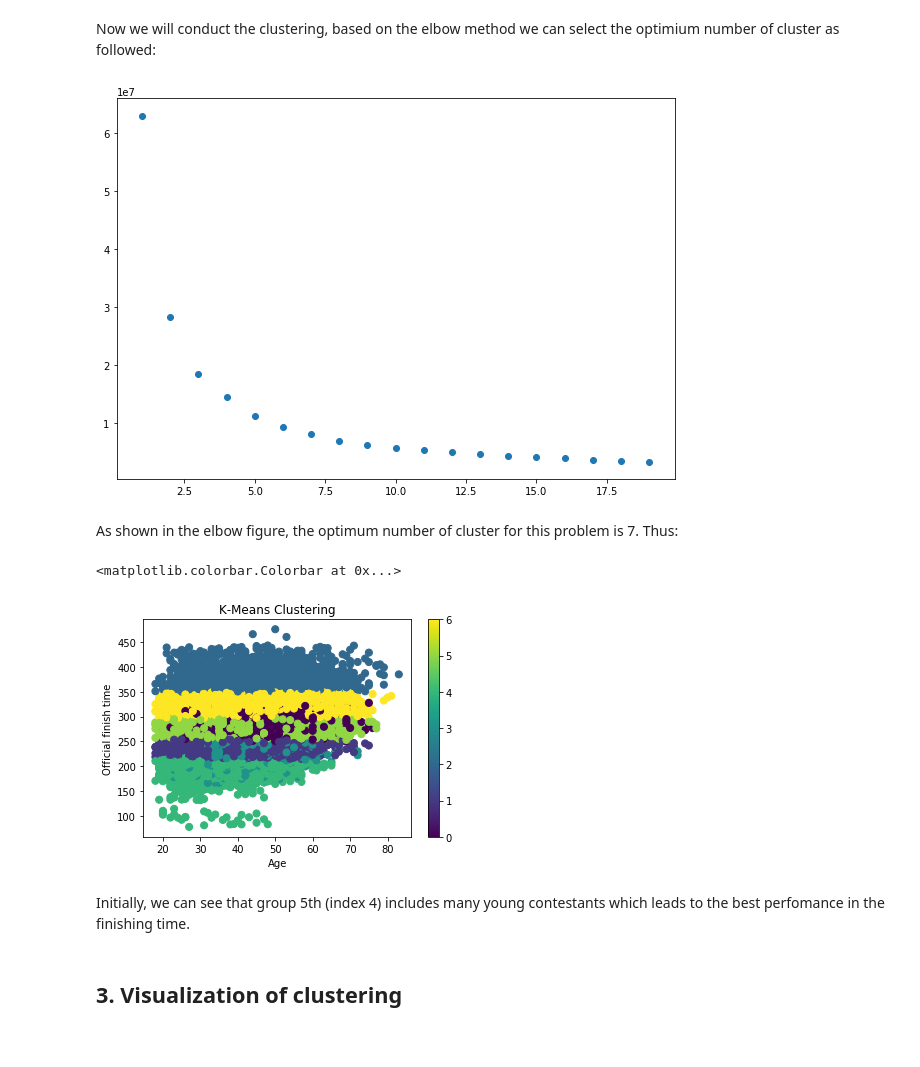
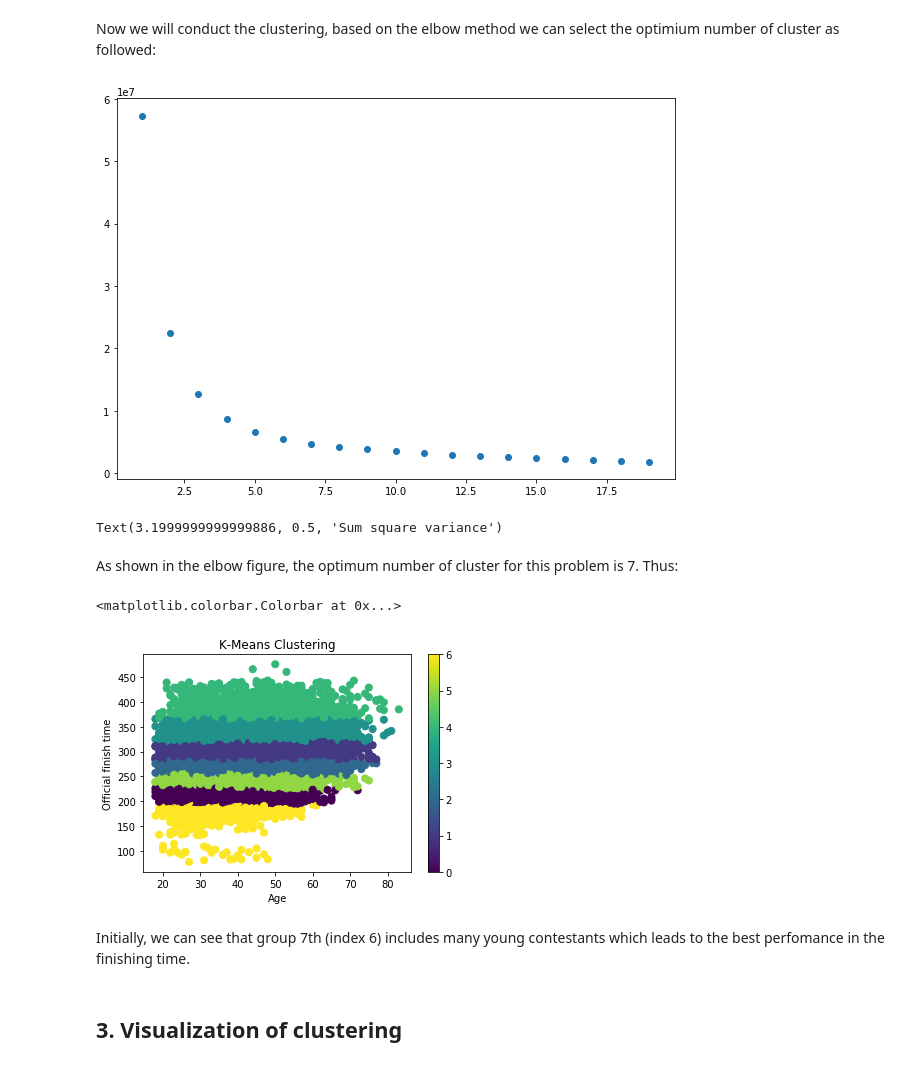
Before and after one commit to Nhatkhang/Machine_learning_CBD, a Jupyter notebook: Assignment_06_Boston_clustering.ipynb, the cells around one changed output. Cells and saved outputs as stored; diff of their text form; code cells hidden in the pictures.

Commit message:
Update Assignment_06_Boston_clustering.ipynb
Update minor

```diff
--- a/Assignment_06_Boston_clustering.ipynb
+++ b/Assignment_06_Boston_clustering.ipynb
@@ -161,5 +161,14 @@ memory usage: 842.8+ KB
 # %% [markdown]
 There are 76 unused values in the data and have been removed. Then we will encode for gender and country columns.
 # %%
+cat=['country']
+for feature in cat:
+    onehot = pd.get_dummies(boston[feature],drop_first=True)
+    boston.drop(columns=feature, inplace=True)
+    boston=boston.join(onehot)
+
+
+
 boston.gender=boston.gender.astype('category').cat.codes
-boston.country=boston.country.astype('category').cat.codes
+#boston.country=boston.country.astype('category').cat.codes
+boston.head()
@@ -170,24 +186,26 @@ Now we will conduct the clustering, based on the elbow method we can select the
 # %%
 #Scaling of data
 ss = StandardScaler()
 ss.fit_transform(boston)
 var=[]
 for k in range (1,20):
     kmeans=KMeans(n_clusters=k,algorithm='elkan', max_iter=100)
     kmeans.fit(boston)
     #labels = kmeans.predict(boston)
     centroids = kmeans.cluster_centers_
     ssvariance = kmeans.inertia_
     var.append(ssvariance)
 fig = plt.figure(1, figsize=(10,7))
+ax = fig.add_subplot(111)
 num_k=range(1,20)
 plt.scatter(num_k,var)
 plt.show()
 ax.set_title('Optimum elbow method for selecting # of cluster')
 ax.set_xlabel('# cluster')
 ax.set_ylabel('Sum square variance')
 # %% [output]
-[figure, old version]
+[figure, new version]
+Text(3.1999999999999886, 0.5, 'Sum square variance')
 # %% [markdown]
 As shown in the elbow figure, the optimum number of cluster for this problem is 7.
 Thus:
@@ -210,9 +228,9 @@ ax.set_ylabel('Official finish time')
 plt.colorbar(scatter)
 # %% [output]
 <matplotlib.colorbar.Colorbar at 0x...>
-[figure, old version]
+[figure, new version]
 # %% [markdown]
-Initially, we can see that group 5th (index 4) includes many young contestants which leads to the best perfomance in the finishing time.
+Initially, we can see that group 7th (index 6) includes many young contestants which leads to the best perfomance in the finishing time.
 # %% [markdown]
 ## 3. Visualization of clustering
 # %%
```
Also changed, not shown: parts of 10 cells of this notebook.
